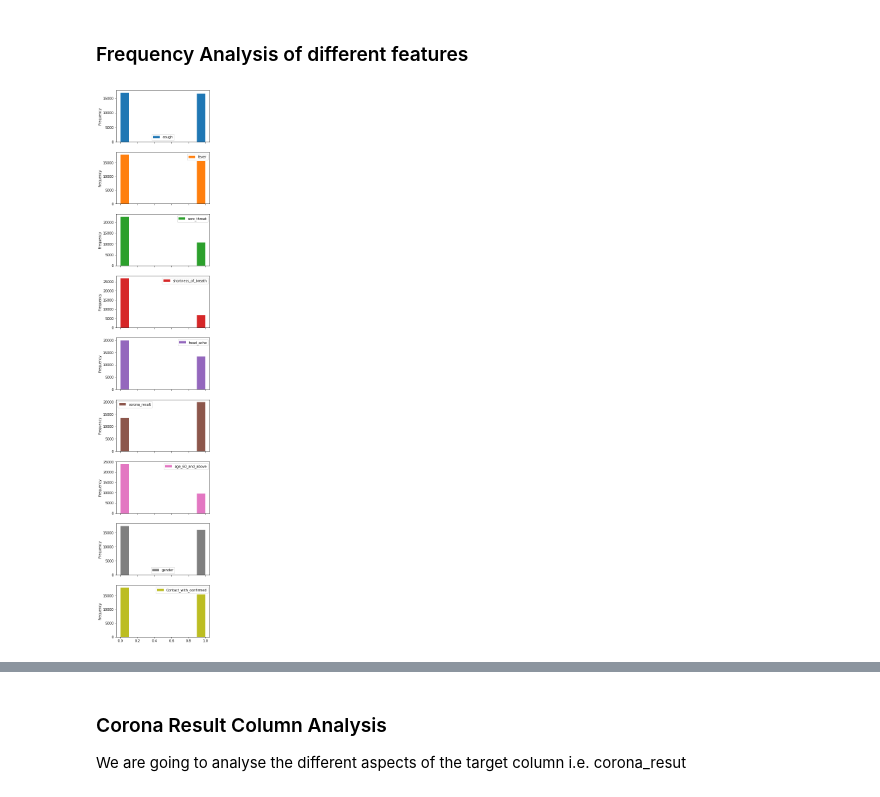
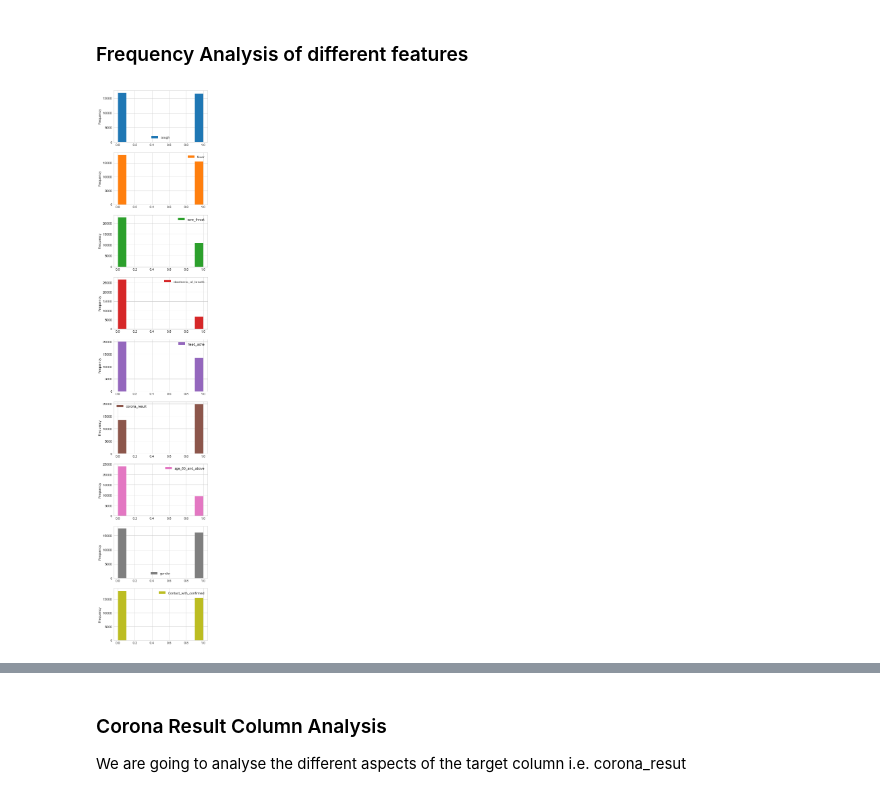
Before and after one commit to akshitasinghal4444/covid-prediction, a Jupyter notebook: covid-prediction.ipynb, the cells around one changed output, grey strips where cells are left out. Saved outputs shown, nothing was run; the diff lists cells and outputs as text; code cells hidden in the pictures.

```diff
--- a/covid-prediction.ipynb
+++ b/covid-prediction.ipynb
@@ -226,6 +230,7 @@ df
 # %% [markdown]
 ### Frequency Analysis of different features
 # %%
-df.plot.hist(subplots=True,figsize=(5,30));
+plt.style.use("seaborn-whitegrid")
+df.plot.hist(subplots=True,figsize=(5,30),sharex=False);
 # %% [output]
-[figure, old version]
+[figure, new version]
```
Also changed, not shown: parts of 71 cells of this notebook.
